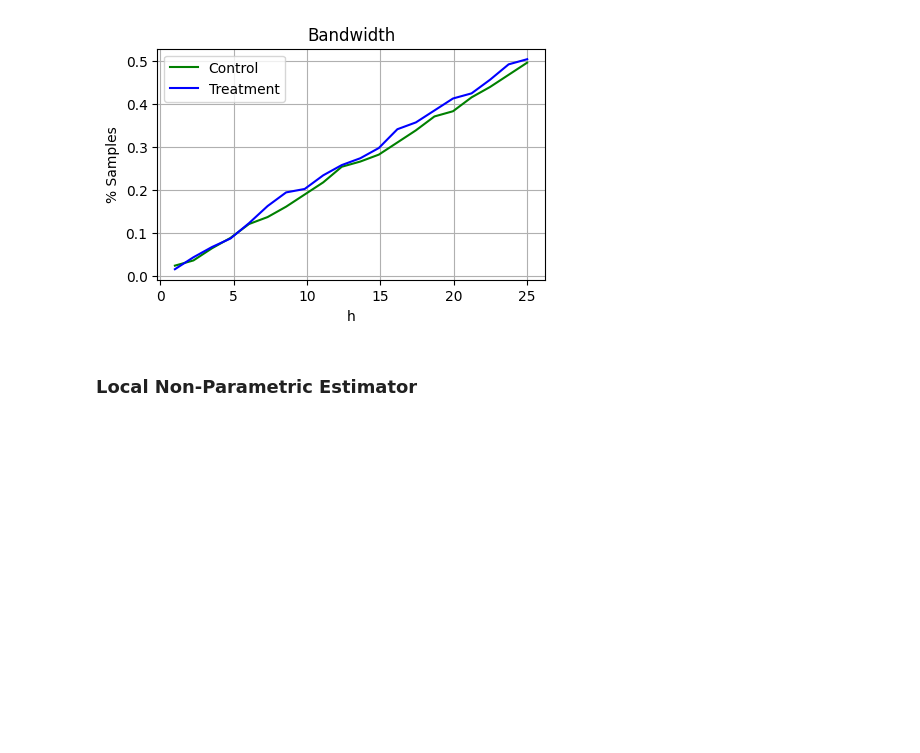
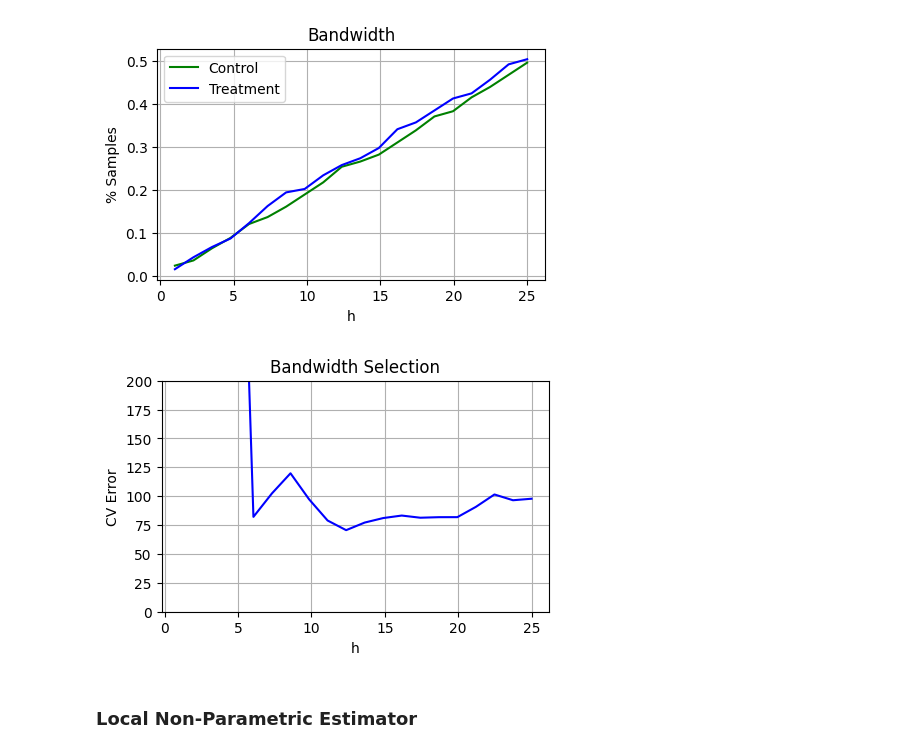
Before and after one commit to TiagoCAAmorim/causal_inference, a Jupyter notebook: Seminario/RegressionDiscontinuity.ipynb, the cells around one changed output. Saved outputs shown, nothing was run; the diff lists cells and outputs as text; code cells hidden in the pictures; blank space fills up the shorter version.

Commit message:
Bandwidth otimization with CV

```diff
--- a/Seminario/RegressionDiscontinuity.ipynb
+++ b/Seminario/RegressionDiscontinuity.ipynb
@@ -69,6 +69,37 @@ plt.legend()
 plt.show()
 # %% [output]
 [figure]
+# %%
+delta = 0.5
+h_search = delta*min(c-min_x, max_x-c)
+x_0_h_search = [x for x in x_0 if (c-x)<h_search]
+x_1_h_search = [x for x in x_1 if (x-c)<h_search]
+y_0_h_search = [y for (x,y) in zip(x_0,y_0) if (c-x)<h_search]
+y_1_h_search = [y for (x,y) in zip(x_1,y_1) if (x-c)<h_search]
+
+def do_CV(x,y, x_local, y_local):
+    e2 = 0
+    model = sm.OLS(y_local, sm.add_constant(x_local))
+    model = model.fit()
+    for x_,y_ in zip(x,y):
+        e = y_ - model.predict([1.,x_])[0]
+        e2 += e**2
+    return e2/len(x)
+
+cv_0 = [do_CV(x_0_h_search, y_0_h_search, x,y) for (x,y) in zip(x_0_local,y_0_local)]
+cv_1 = [do_CV(x_0_h_search, y_0_h_search, x,y) for (x,y) in zip(x_1_local,y_1_local)]
+cv = [cv0+cv1 for (cv0,cv1) in zip(cv_0,cv_1)]
+# %%
+plt.figure(figsize=(5,3))
+plt.plot(h_test, cv, c='blue')
+plt.grid(True)
+plt.ylim(0, 200)
+plt.xlabel("h")
+plt.ylabel("CV Error")
+plt.title("Bandwidth Selection")
+plt.show()
+# %% [output]
+[figure, added]
 # %% [markdown]
 ### Local Non-Parametric Estimator
 # %%
```
